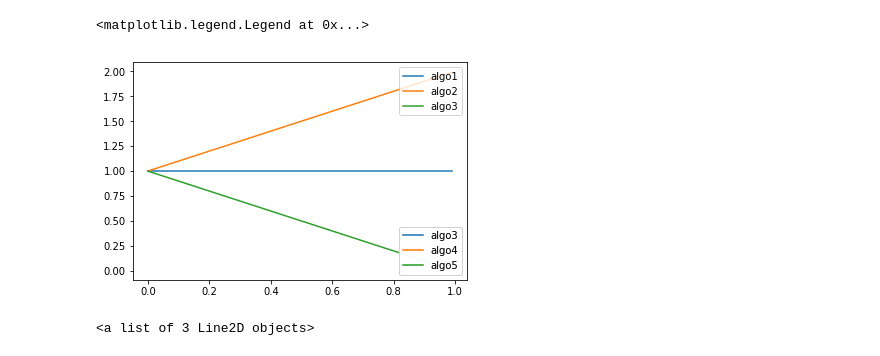
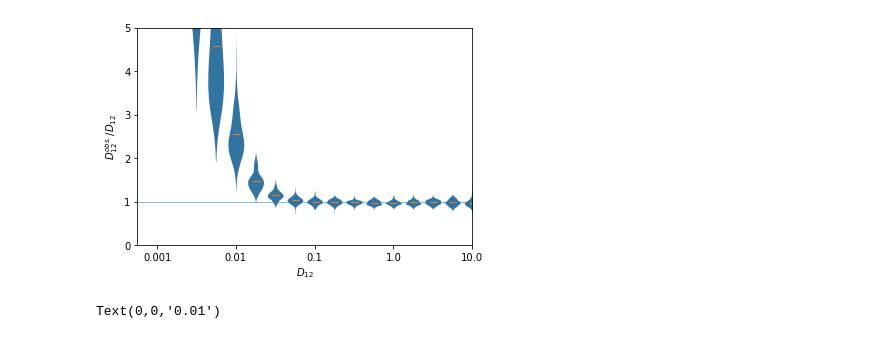
Before and after one commit to frederic-michaud/medeas_simulation, a Jupyter notebook: two_population/plot_changing_D.ipynb, the cells around one changed output. Cells and saved outputs as stored; diff of their text form; code cells hidden in the pictures.

```diff
--- a/two_population/plot_changing_D.ipynb
+++ b/two_population/plot_changing_D.ipynb
@@ -101,25 +121,28 @@ fig.savefig("various_D_same_L_two_pop_bis.pdf")
-# %%
-import itertools
-from matplotlib import pyplot
-import numpy as np
-import matplotlib.pyplot as plt
-xs = np.arange(0,1,0.01)
-ys1 = 1 + 0*xs
-ys2 = 1 + xs
-ys3 = 1 - xs
-fig,axes = plt.subplots()
-axes.plot(xs,ys1)
-axes.plot(xs,ys2)
-axes.plot(xs,ys3)
-lines = axes.get_lines()
-legend1 = pyplot.legend([lines[i] for i in [0,1,2]], ["algo1", "algo2", "algo3"], loc=1)
-legend2 = pyplot.legend([lines[i] for i in [0,1,2]],  ["algo3", "algo4", "algo5"], loc=4)
-axes.add_artist(legend1)
-axes.add_artist(legend2)
-# %% [output]
-<matplotlib.legend.Legend at 0x...>
-[figure, removed]
-# %%
-lines
-# %% [output]
-<a list of 3 Line2D objects>
+# %%
+dico = {"given_distance": all_distances1[1:,0], "distance" :0.5*all_distances1[1:,1]/all_distances1[1:,0]}
+all_dist = pd.DataFrame(data = dico)
+all_dist["given_distance"] = all_dist["given_distance"].astype('category')
+
+
+ax = sns.violinplot(x = "given_distance", y="distance",data = all_dist,scale="width",
+                    inner="quartiles", color = colors[0], alpha =.5,linewidth=0.)
+ax.axhline(y=1,color=colors[0],lw=.5)
+
+
+mean_dist_by_L = all_dist.groupby("given_distance").mean()
+ax.plot(range(17),  mean_dist_by_L.values,"_",color = colors[1],markersize=7)
+ax.set_xlabel("$D_{12}$")
+ax.set_ylabel(r"$D^{obs.}_{12}/D_{12}$")
+ax.set_xlim((-1,16))
+ax.set_ylim(0,5)
+aaa = plt.xticks()
+pos_ticks = [0,4,8,12,16]
+plt.xticks(pos_ticks,[aaa[1][i] for i in pos_ticks])
+
+plt.savefig("various_D_same_L_two_pop_bis.pdf")
+# %% [output]
+[figure, added]
+# %%
+aaa[1][4]
+# %% [output]
+Text(0,0,'0.01')
```
Also changed, not shown: parts of 5 cells of this notebook, 35 other files.
